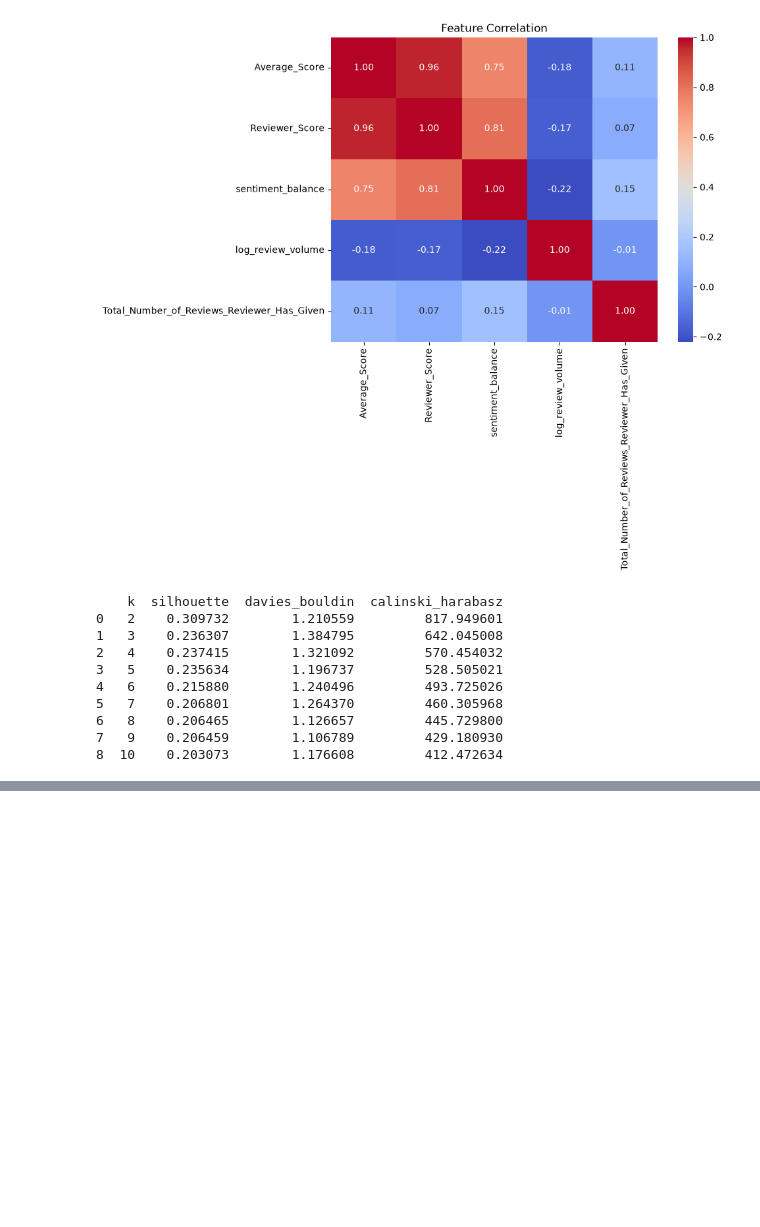
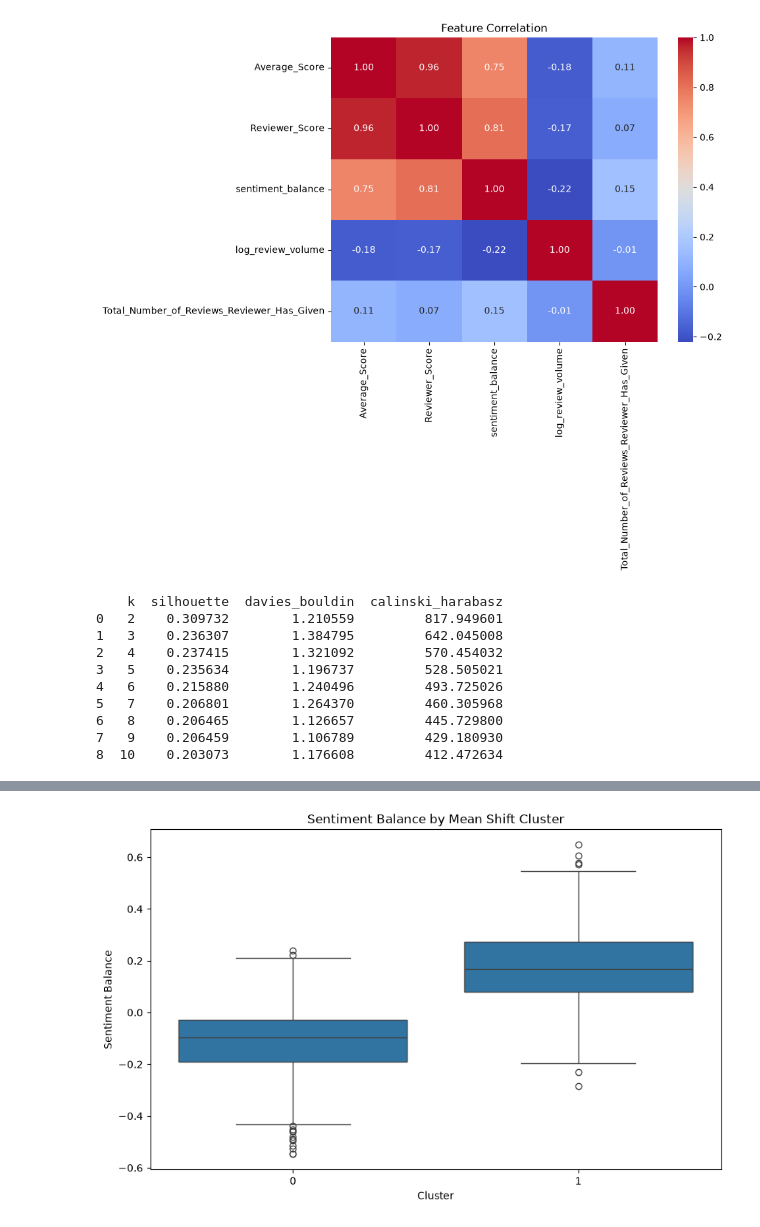
Before and after one commit to jjishanbaig/Hotel_Clustering, a Jupyter notebook: notebooks/hotel_clustering.ipynb, the cells around one changed output, grey strips where cells are left out. Saved outputs shown, nothing was run; the diff lists cells and outputs as text; code cells hidden in the pictures; blank space fills up the shorter version.

```diff
--- a/notebooks/hotel_clustering.ipynb
+++ b/notebooks/hotel_clustering.ipynb
@@ -1141,0 +939,20 @@ cluster_profile
+# %%
+# PHASE 16 — Train Final K-Means Model
+
+from sklearn.cluster import KMeans
+
+final_model = KMeans(
+    n_clusters=2,
+    random_state=42,
+    n_init=10
+)
+
+final_labels = final_model.fit_predict(X_scaled)
+
+hotel_df["Cluster"] = final_labels
+
+print("Final Algorithm: K-Means")
+print("Number of Clusters:", hotel_df["Cluster"].nunique())
+
+print("\nCluster Distribution:")
+print(hotel_df["Cluster"].value_counts().sort_index())
@@ -1141,0 +1086,20 @@ cluster_profile
+# %%
+# 18.2 Sentiment Balance Boxplot
+plt.figure(figsize=(10, 6))
+
+sns.boxplot(
+    data=hotel_df,
+    x="Cluster",
+    y="sentiment_balance"
+)
+
+plt.title(
+    "Sentiment Balance by Mean Shift Cluster"
+)
+
+plt.xlabel("Cluster")
+plt.ylabel("Sentiment Balance")
+
+plt.show()
+# %% [output]
+[figure, added]
```
Also changed, not shown: parts of 69 cells of this notebook, 4 other files.
